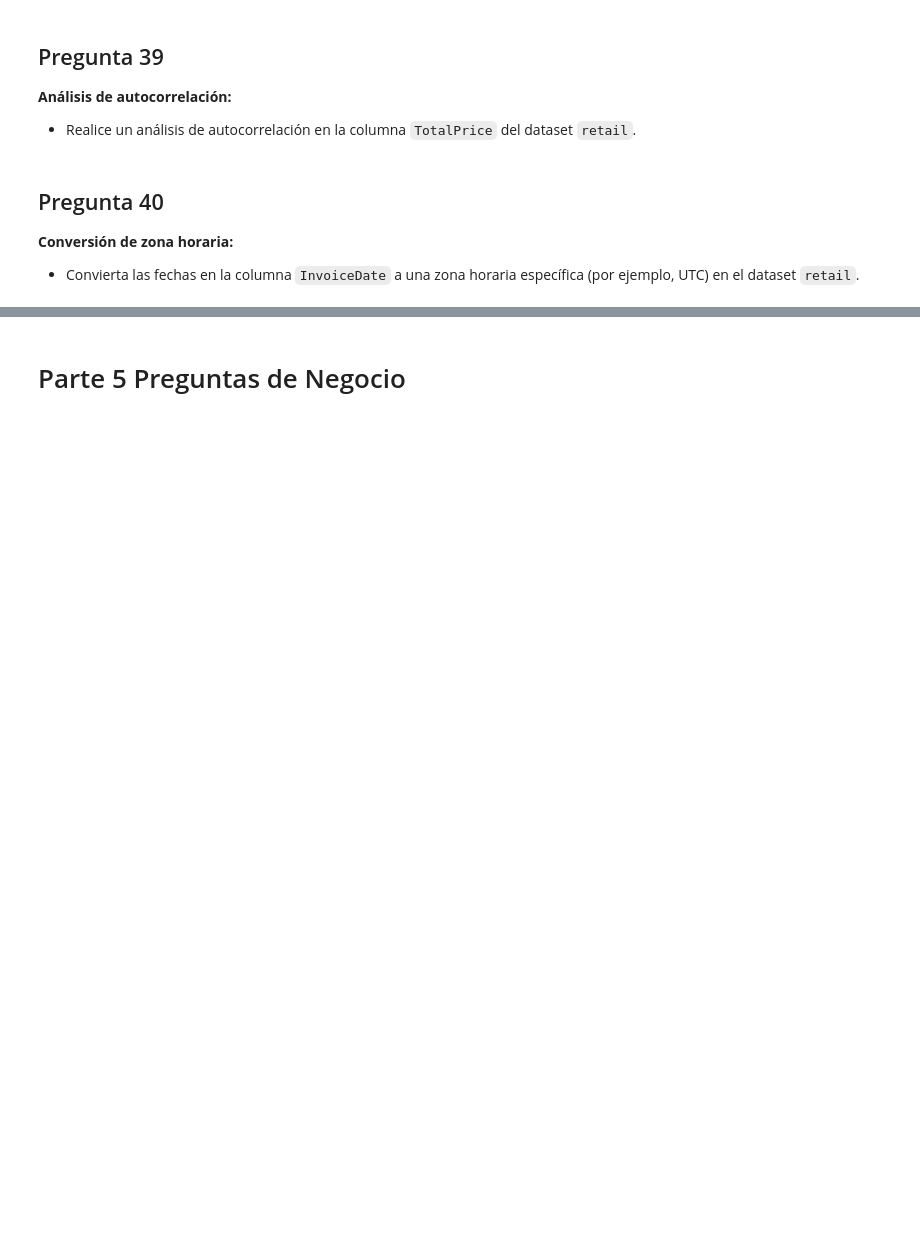
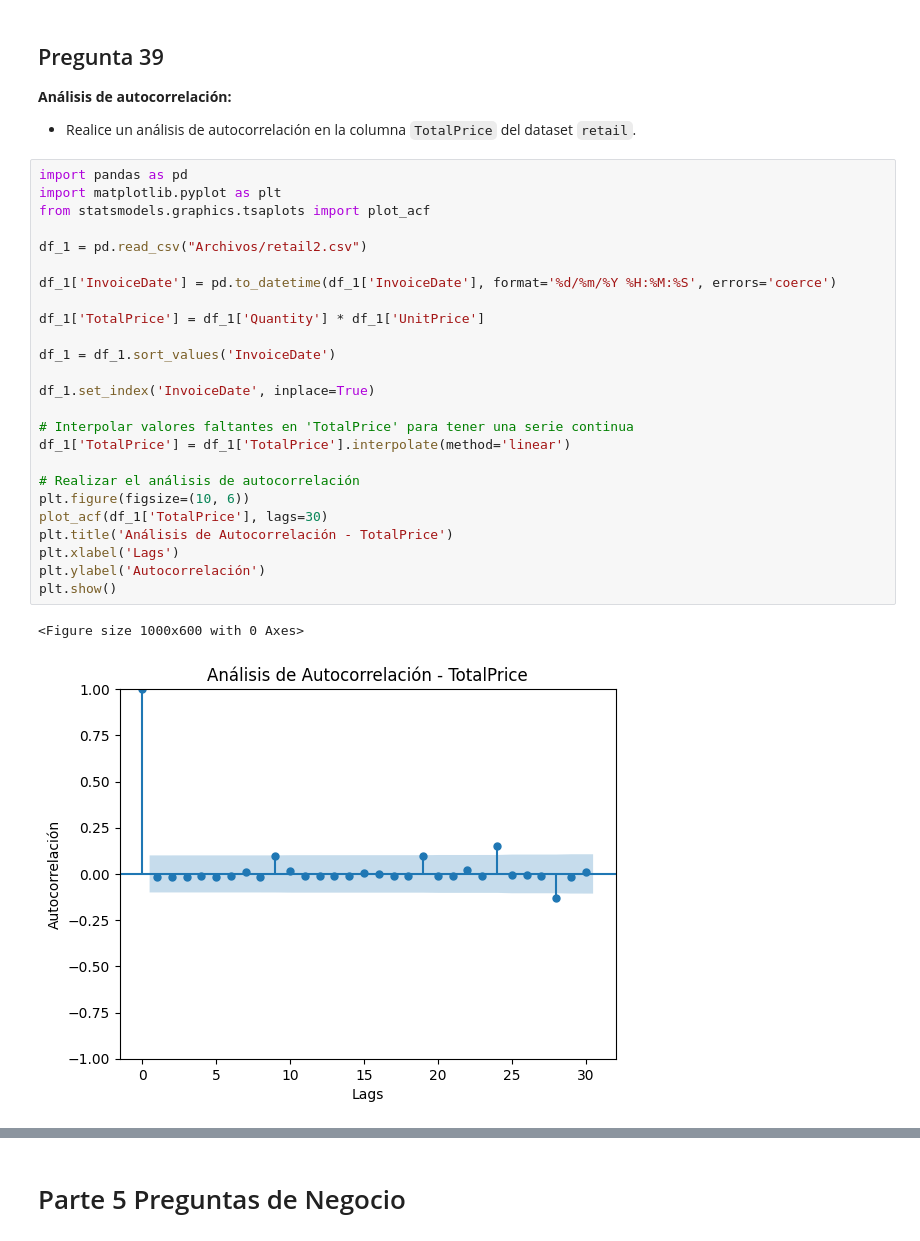
Before and after one commit to mizos0512/RPython, a Jupyter notebook: Notebooks/P-43_Notebook-43.ipynb, the cells around one changed output, grey strips where cells are left out. Drawn from its saved outputs; the diff is of its cells as text; blank space fills up the shorter version.

```diff
--- a/Notebooks/P-43_Notebook-43.ipynb
+++ b/Notebooks/P-43_Notebook-43.ipynb
@@ -234,7 +1567,31 @@ SyntaxError: invalid syntax (frame.py, line 509)
 ## Pregunta 39
 **Análisis de autocorrelación:**
 - Realice un análisis de autocorrelación en la columna `TotalPrice` del dataset `retail`.
-# %% [markdown]
-## Pregunta 40
-**Conversión de zona horaria:**
-- Convierta las fechas en la columna `InvoiceDate` a una zona horaria específica (por ejemplo, UTC) en el dataset `retail`.
+# %%
+import pandas as pd
+import matplotlib.pyplot as plt
+from statsmodels.graphics.tsaplots import plot_acf
+
+df_1 = pd.read_csv("Archivos/retail2.csv")
+
+df_1['InvoiceDate'] = pd.to_datetime(df_1['InvoiceDate'], format='%d/%m/%Y %H:%M:%S', errors='coerce')
+
+df_1['TotalPrice'] = df_1['Quantity'] * df_1['UnitPrice']
+
+df_1 = df_1.sort_values('InvoiceDate')
+
+df_1.set_index('InvoiceDate', inplace=True)
+
+# Interpolar valores faltantes en 'TotalPrice' para tener una serie continua
+df_1['TotalPrice'] = df_1['TotalPrice'].interpolate(method='linear')
+
+# Realizar el análisis de autocorrelación
+plt.figure(figsize=(10, 6))
+plot_acf(df_1['TotalPrice'], lags=30)
+plt.title('Análisis de Autocorrelación - TotalPrice')
+plt.xlabel('Lags')
+plt.ylabel('Autocorrelación')
+plt.show()
+# %% [output]
+<Figure size 1000x600 with 0 Axes>
+[figure, added]
```
Also changed, not shown: parts of 91 cells of this notebook, 10 other files.
